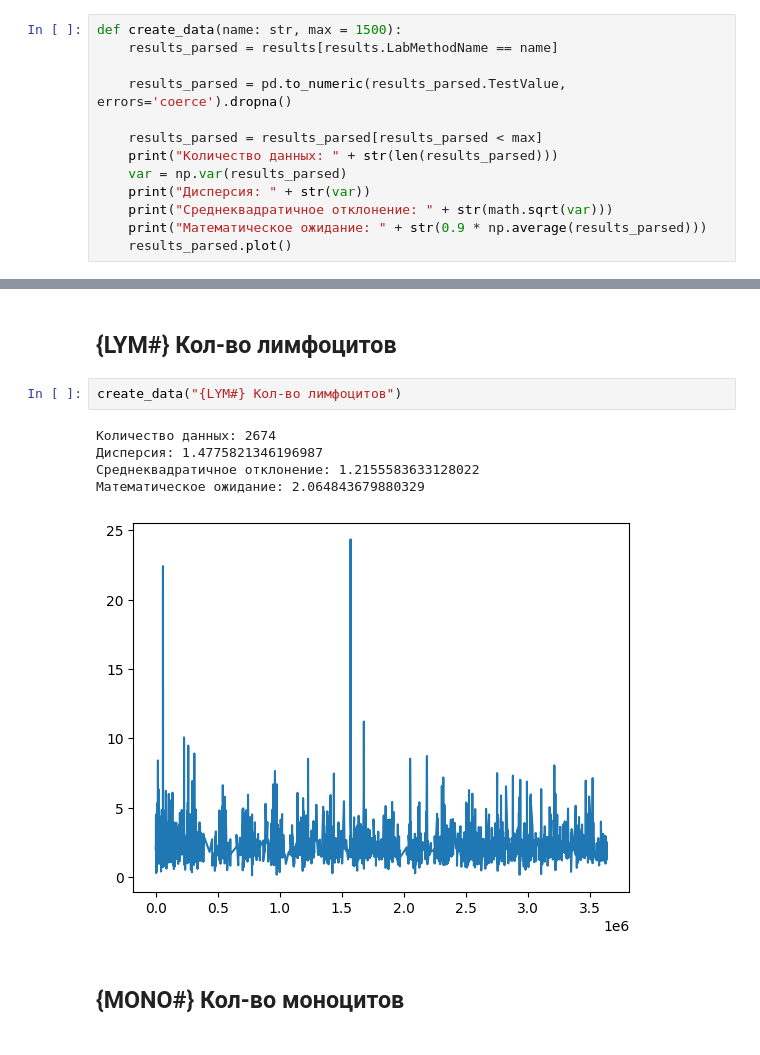
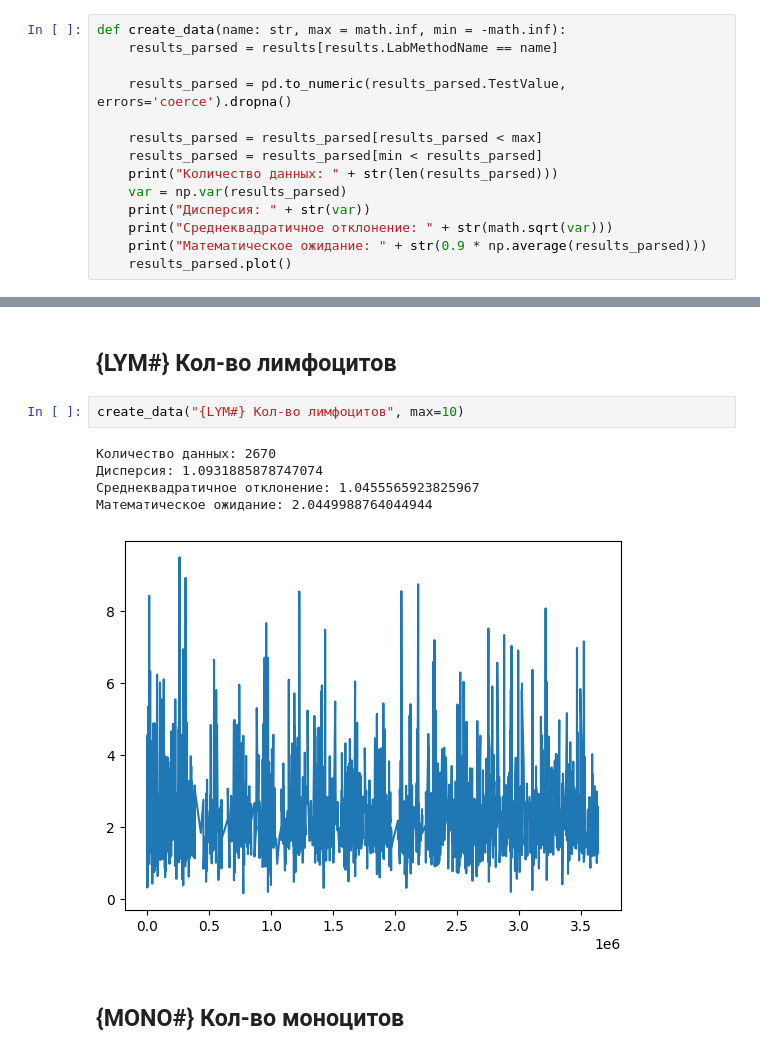
Before and after one commit to HST-inc/fitm-hackaton-2022, a Jupyter notebook: analytics/analytics.ipynb, the cells around one changed output, grey strips where cells are left out. Drawn from its saved outputs; the diff is of its cells as text.

```diff
--- a/analytics/analytics.ipynb
+++ b/analytics/analytics.ipynb
@@ -41,12 +41,13 @@ array(['Глюкоза', 'Билирубин', 'Уробилиноген', ...,
        ' F242 вишня / Cherry (Prunus avium) ',
        ' F31 морковь / Carrot (Daucus carota) '], dtype=object)
 # %%
-def create_data(name: str, max = 1500):
+def create_data(name: str, max = math.inf, min = -math.inf):
     results_parsed = results[results.LabMethodName == name]
 
     results_parsed = pd.to_numeric(results_parsed.TestValue, errors='coerce').dropna()
 
     results_parsed = results_parsed[results_parsed < max]
+    results_parsed = results_parsed[min < results_parsed]
     print("Количество данных: " + str(len(results_parsed)))
     var = np.var(results_parsed)
     print("Дисперсия: " + str(var))
@@ -238,13 +229,13 @@ create_data("{NEU#} Кол-во нейтрофилов")
 # %% [markdown]
 ## {LYM#} Кол-во лимфоцитов
 # %%
-create_data("{LYM#} Кол-во лимфоцитов")
+create_data("{LYM#} Кол-во лимфоцитов", max=10)
 # %% [output]
-Количество данных: 2674
-Дисперсия: 1.4775821346196987
-Среднеквадратичное отклонение: 1.2155583633128022
-Математическое ожидание: 2.064843679880329
+Количество данных: 2670
+Дисперсия: 1.0931885878747074
+Среднеквадратичное отклонение: 1.0455565923825967
+Математическое ожидание: 2.0449988764044944
-[figure, old version]
+[figure, new version]
 # %% [markdown]
 ## {MONO#} Кол-во моноцитов
 # %%
```
Also changed, not shown: parts of 19 cells of this notebook.
